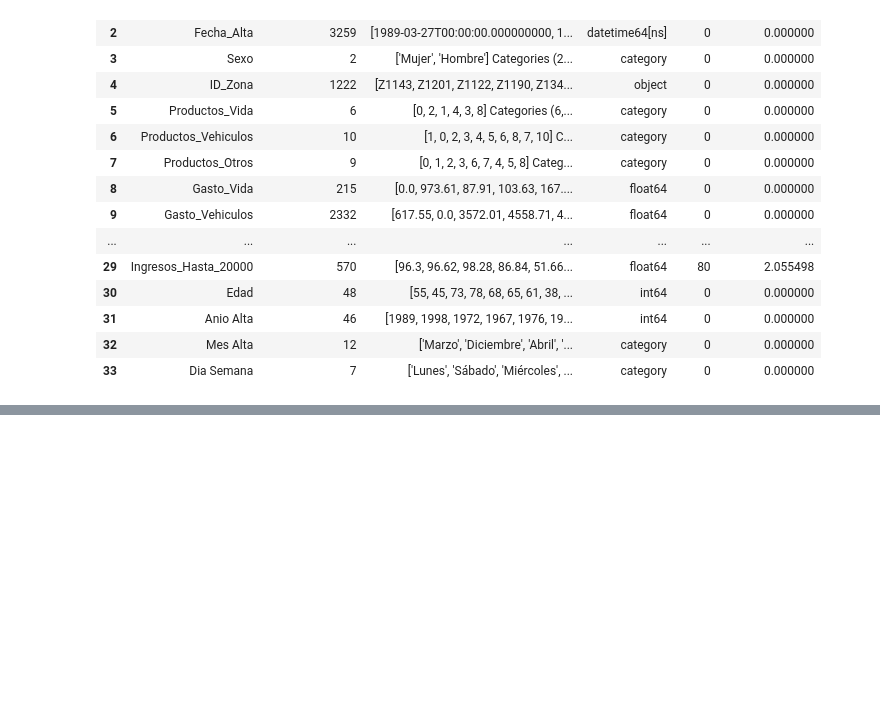
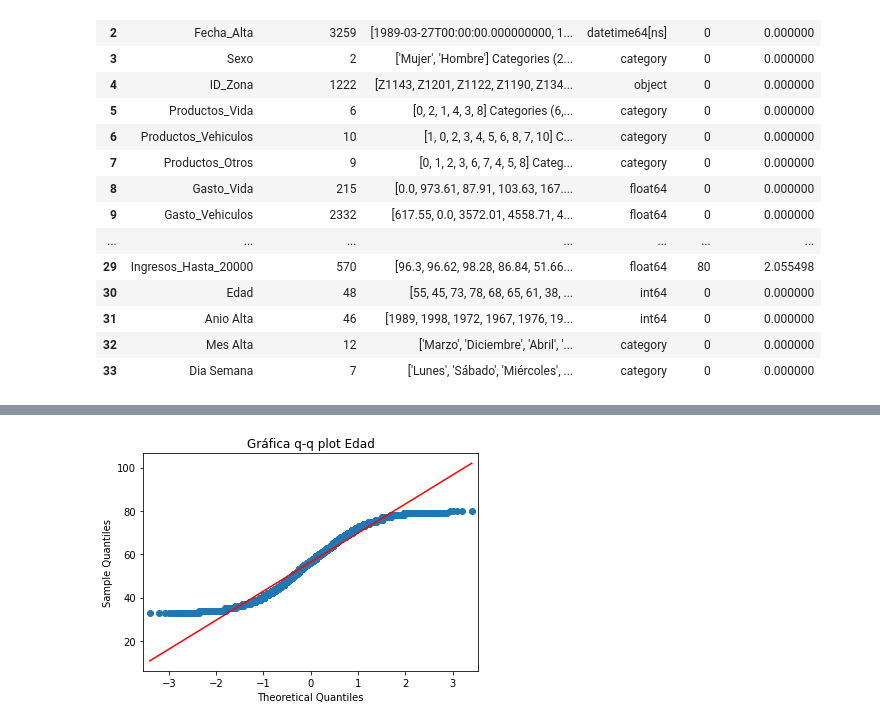
Before and after one commit to Oscar19922017/ProyectoPropensionCompra, a Jupyter notebook: EDA_PropensionCompra.ipynb, the cells around one changed output, grey strips where cells are left out. Cells and saved outputs as stored; diff of their text form; code cells hidden in the pictures; blank space fills up the shorter version.

```diff
--- a/EDA_PropensionCompra.ipynb
+++ b/EDA_PropensionCompra.ipynb
@@ -549,0 +701,6 @@ Diagnostico4
+# %%
+sms.qqplot(Edad, line="s")
+plt.title("Gráfica q-q plot Edad")
+plt.show()
+# %% [output]
+[figure, added]
```
Also changed, not shown: parts of 24 cells of this notebook.
